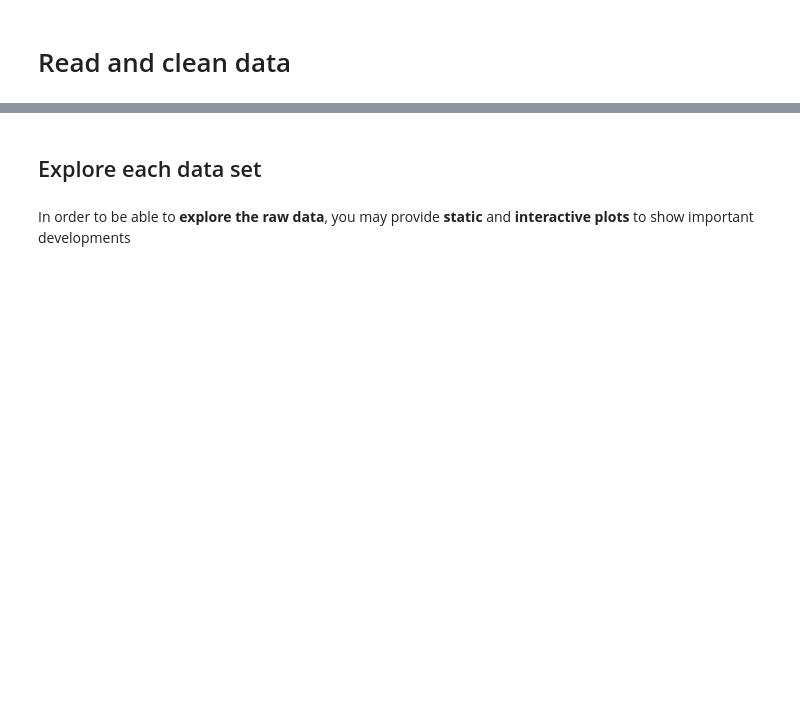
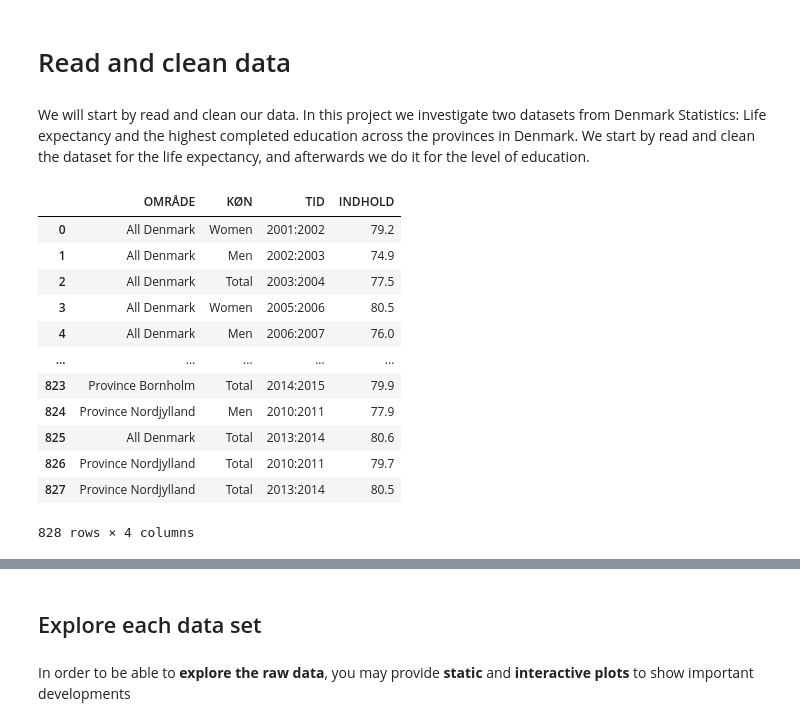
Before and after one commit to NumEconCopenhagen/projects-2024-sarah-og-pernille, a Jupyter notebook: dataproject/dataproject.ipynb, the cells around one changed output, grey strips where cells are left out. Drawn from its saved outputs; the diff is of its cells as text; code cells hidden in the pictures; blank space fills up the shorter version.

```diff
--- a/dataproject/dataproject.ipynb
+++ b/dataproject/dataproject.ipynb
@@ -28,2 +24,25 @@ ModuleNotFoundError: No module named 'matplotlib_venn'
 # %% [markdown]
 # Read and clean data
+# %% [markdown]
+We will start by read and clean our data. In this project we investigate two datasets from Denmark Statistics: Life expectancy and the highest completed education across the provinces in Denmark.
+We start by read and clean the dataset for the life expectancy, and afterwards we do it for the level of education.
+# %%
+#We start by loading the dataset for the life expectancy from Denmark Statistics.
+hisb77_api = DstApi('HISB77')
+params = hisb77_api._define_base_params(language='en')
+hisb77 = hisb77_api.get_data(params=params)
+display(hisb77)
+# %% [output]
+|  | OMRÅDE | KØN | TID | INDHOLD |
+| 0 | All Denmark | Women | 2001:2002 | 79.2 |
+| 1 | All Denmark | Men | 2002:2003 | 74.9 |
+| 2 | All Denmark | Total | 2003:2004 | 77.5 |
+| 3 | All Denmark | Women | 2005:2006 | 80.5 |
+| 4 | All Denmark | Men | 2006:2007 | 76.0 |
+| ... | ... | ... | ... | ... |
+| 823 | Province Bornholm | Total | 2014:2015 | 79.9 |
+| 824 | Province Nordjylland | Men | 2010:2011 | 77.9 |
+| 825 | All Denmark | Total | 2013:2014 | 80.6 |
+| 826 | Province Nordjylland | Total | 2010:2011 | 79.7 |
+| 827 | Province Nordjylland | Total | 2013:2014 | 80.5 |
+828 rows × 4 columns
```
Also changed, not shown: parts of 7 cells of this notebook.
